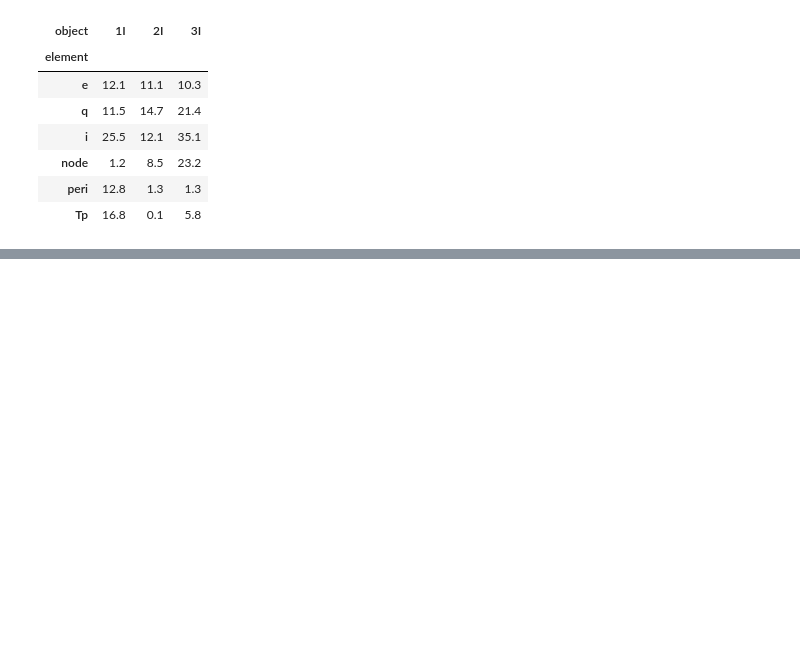
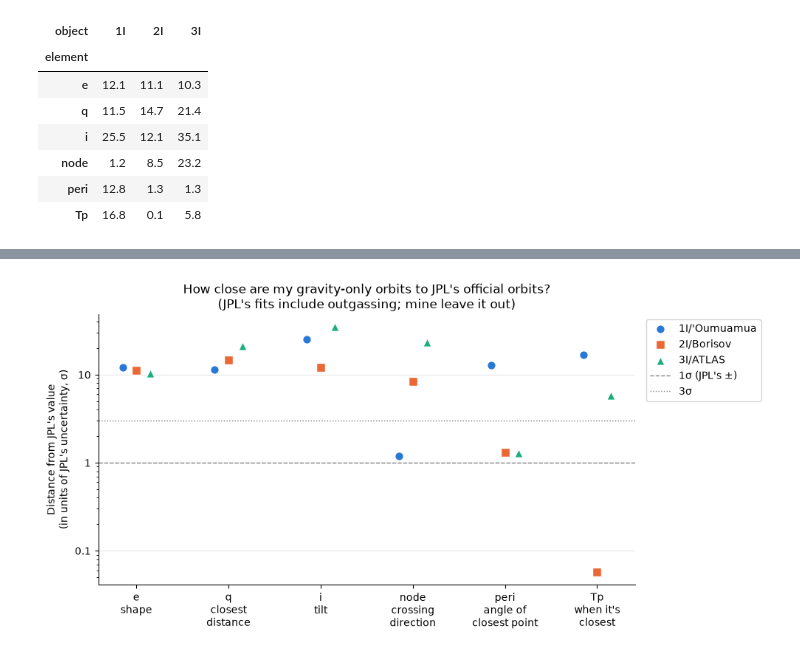
Before and after one commit to MarshallF-dev/Project-INTERLOPER, a Jupyter notebook: notebooks/06_orbit_accuracy.ipynb, the cells around one changed output, grey strips where cells are left out. Saved outputs shown, nothing was run; the diff lists cells and outputs as text; code cells hidden in the pictures; blank space fills up the shorter version.

Commit message:
Gravity Only Orbit Fit

```diff
--- a/notebooks/06_orbit_accuracy.ipynb
+++ b/notebooks/06_orbit_accuracy.ipynb
@@ -140,0 +143,44 @@ for obj, (color, marker, name) in STYLE.items(): #loops over each object, takes
+# %%
+%%time
+#this cell will put all 18 offsets onto on one chart
+LABELS = { #a dictionary that pairs each element with the label printed unerneath it. \n means new line.
+    "e": "e\nshape",
+    "q": "q\nclosest\ndistance",
+    "i": "i\ntilt",
+    "node": "node\ncrossing\ndirection",
+    "peri": "peri\nangle of\nclosest point",
+    "Tp": "Tp\nwhen it's\nclosest",
+}
+STYLE = { #pairs each ISO with the color, marker shape, and the name for the legend
+    "1I": ("#2a78d6", "o", "1I/'Oumuamua"),
+    "2I": ("#eb6834", "s", "2I/Borisov"),
+    "3I": ("#1baf7a", "^", "3I/ATLAS")
+}
+SHIFT = {"1I": -0.15, "2I": 0.0, "3I": 0.15} #shifts each object's markers so they don't overlap
+
+fig, ax = plt.subplots(figsize=(10, 5)) #makes a blank image, with a plotting area
+
+for obj, (color, marker, name) in STYLE.items(): #loops over the objects and unpacks its style settings
+    part = table[table["object"] == obj] #keeps only this object's 6 rows from the table
+    x = [ELEMENTS.index(el) + SHIFT[obj] for el in part ["element"]] #works out each marker's left-right position
+    ax.scatter(x, part["offset_sigma"], color=color, marker=marker, s=70, edgecolor="white", linewidth=1, label=name, zorder=3) #draws the markers
+
+#the below lines are the "reference lines"
+ax.axhline(1, color="gray", linestyle="--", linewidth=1, label="1σ (JPL's ±)") #draws a dashed horozontal line across the chart, at 1σ
+ax.axhline(3, color="gray", linestyle=":", linewidth=1, label="3σ") #draws a dotted line at 3σ
+
+ax.set_yscale("log") #switches the y-axis to a logramithic scale
+ax.yaxis.set_major_formatter(StrMethodFormatter("{x:g}")) #writes the y-axis numbers in plain form. gives 0.1, 1, 10 instead of 10^-1
+ax.set_xticks(range(len(ELEMENTS))) #puts tick marks at positions 0 through 5. len counts the items in the list
+ax.set_xticklabels([LABELS[el] for el in ELEMENTS]) #writes each element's label at its tick
+ax.set_ylabel("Distance from JPL's value\n(in units of JPL's uncertainty, σ)") #axis label
+ax.set_title("How close are my gravity-only orbits to JPL's official orbits?\n""(JPL's fits include outgassing; mine leave it out)") #title
+ax.grid(axis="y", alpha=0.3) #adds faint horizontal gridlines
+ax.spines[["top", "right"]].set_visible(False) #removes the top and right border lines
+ax.legend(loc="upper left", bbox_to_anchor=(1.01, 1)) #places the key, outside of edge of chart
+
+fig.tight_layout() #adjusts spacing so no labels get cut
+fig.savefig("../figures/orbit_accuracy_v1.png", dpi=200) #saves the picture in figures folder
+plt.show()#shows the chart in the notebook
+# %% [output]
+[figure, added]
```
Also changed, not shown: parts of 3 cells of this notebook, 3 other files.
